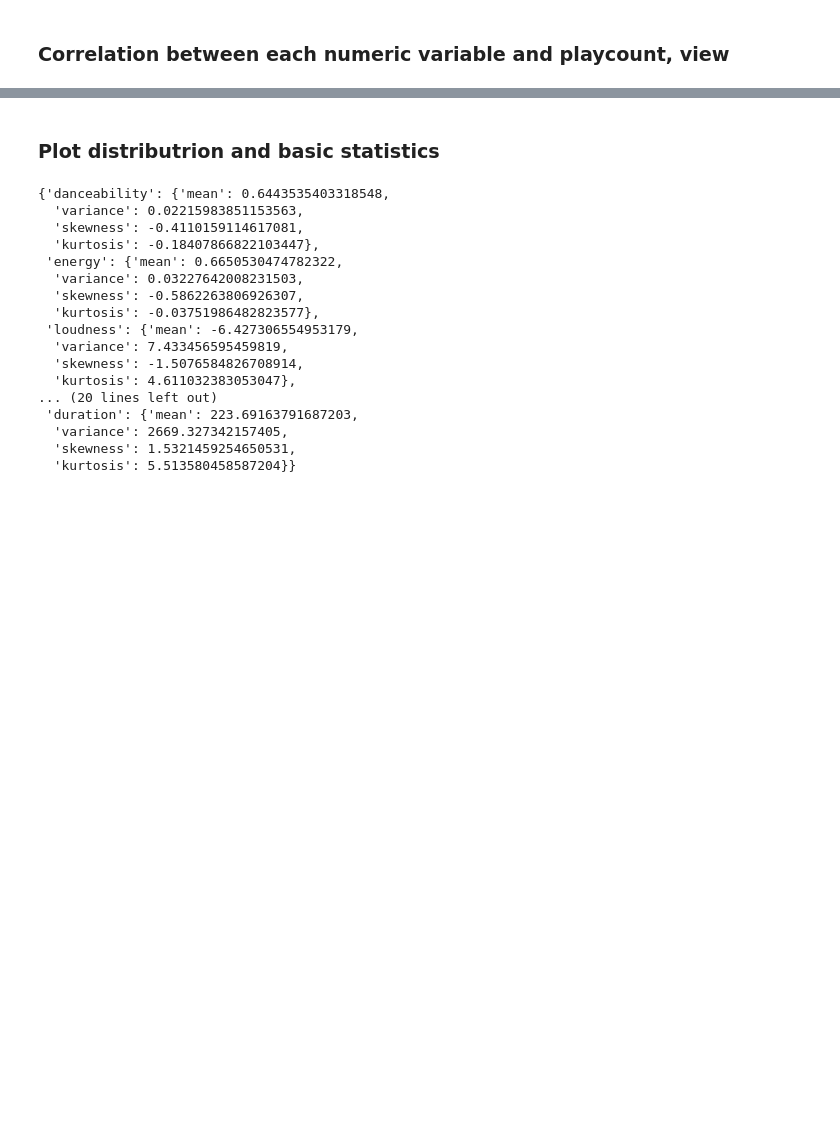
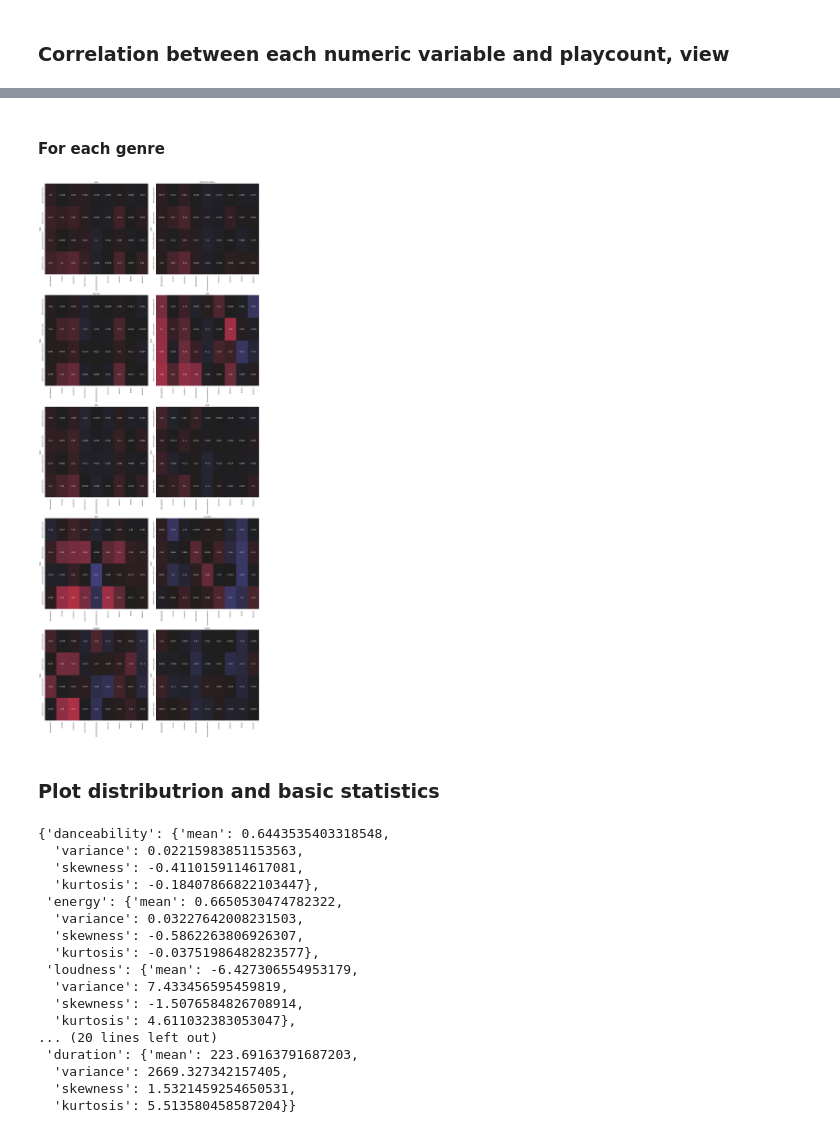
Before and after one commit to vietcheems/Music-Popularity-Analysis, a Jupyter notebook: Analysis/analysis.ipynb, the cells around one changed output, grey strips where cells are left out. Cells and saved outputs as stored; diff of their text form; code cells hidden in the pictures; blank space fills up the shorter version.

```diff
--- a/Analysis/analysis.ipynb
+++ b/Analysis/analysis.ipynb
@@ -121,3 +116,17 @@ sns.heatmap(corr, vmin=-1, vmax=1, annot=True, center=0)
+# %% [markdown]
+#### For each genre
+# %%
+genres = df_with_genre["genres"].dropna().unique()
+f, ax = plt.subplots(5, 2, figsize=(20, 50))
+for i, genre in enumerate(genres):
+	col = i % 2
+	row = (i // 2) % 5
+	corr = get_corr_matrix(df_with_genre[df_with_genre["genres"] == genre], num_feature)
+	sns.heatmap(corr, vmin=-1, vmax=1, center=0, ax=ax[row, col], cbar=False, annot=True, label=genre)
+	ax[row, col].set_title(genre)
+f.tight_layout()
+# %% [output]
+[figure, added]
 # %% [markdown]
 ### Plot distributrion and basic statistics
 # %%
```
Also changed, not shown: parts of 49 cells of this notebook, 1 other file.
